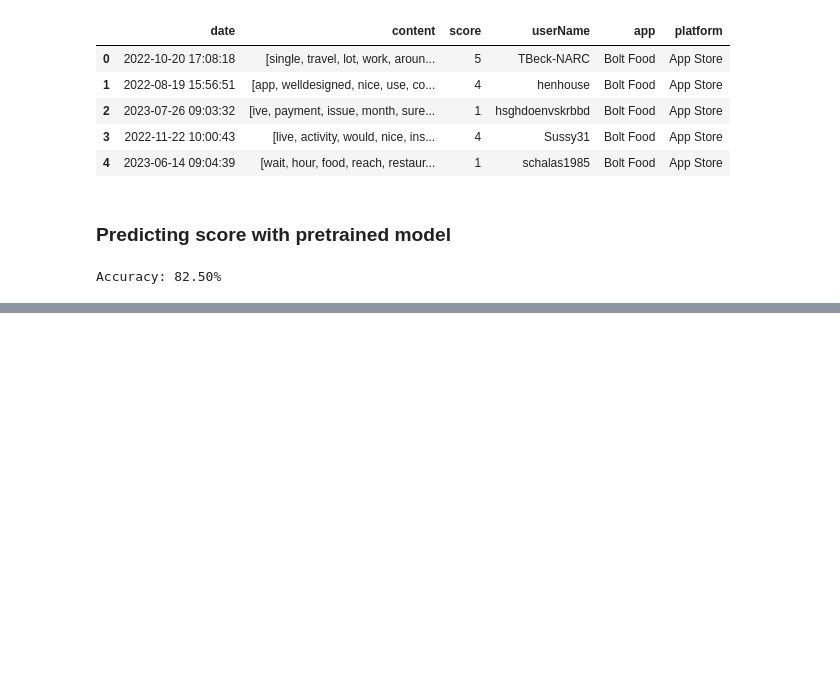
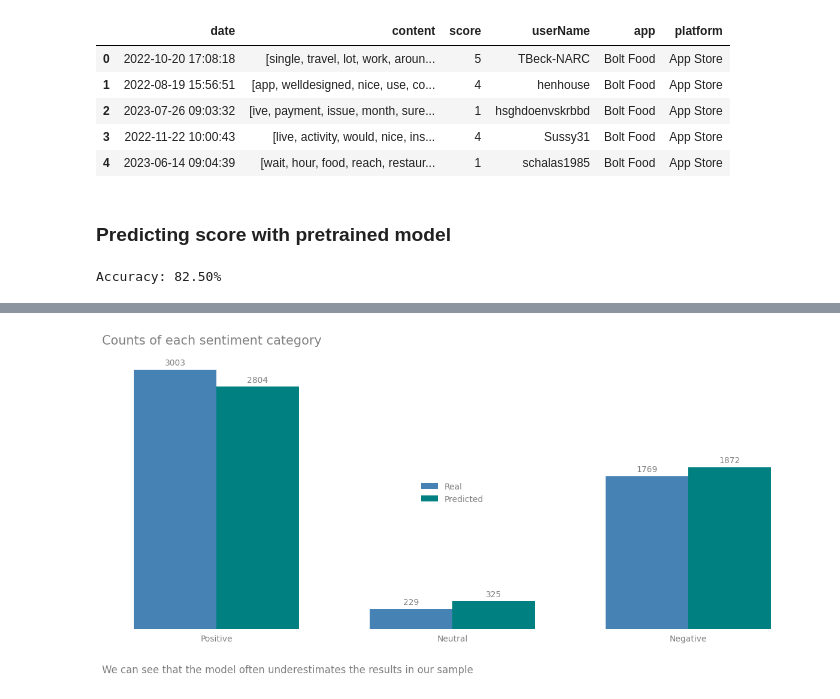
Before and after one commit to OgrodowskiJedrzej/Food-Apps-Review-Revisit, a Jupyter notebook: main.ipynb, the cells around one changed output, grey strips where cells are left out. Saved outputs shown, nothing was run; the diff lists cells and outputs as text; code cells hidden in the pictures; blank space fills up the shorter version.

Commit message:
Added visualization of predictions

```diff
--- a/main.ipynb
+++ b/main.ipynb
@@ -338,0 +348,51 @@ Accuracy: 82.50%
+# %%
+trueCounts = subset['sentiment'].value_counts().reindex(
+    [1, 0, -1], fill_value=-2)
+predictedCounts = subset['predictedSentiment'].value_counts().reindex(
+    [1, 0, -1], fill_value=0)
+
+bar_width = 0.35
+index = np.arange(len(trueCounts))
+
+fig, ax = plt.subplots(figsize=(12,6))
+plt.bar(index, trueCounts, bar_width, label='Real', color=colors[0])
+plt.bar(index + bar_width, predictedCounts,
+        bar_width, label='Predicted', color=colors[1])
+
+
+plt.xticks(index + bar_width / 2, ('Positive', 'Neutral', 'Negative'))
+plt.yticks([])
+plt.legend()
+
+plt.title('Counts of each sentiment category',
+             loc='left', fontsize=15, color='grey', pad=15)
+
+plt.xticks(color='grey')
+plt.tick_params(bottom=False)
+ax.spines['bottom'].set_color('None')
+
+
+def add_labels(bars):
+    for bar in bars:
+        height = bar.get_height()
+        ax.annotate(f'{height}',
+                    xy=(bar.get_x() + bar.get_width() / 2, height),
+                    xytext=(0, 3),
+                    textcoords="offset points",
+                    ha='center', va='bottom',
+                    color='gray')
+
+
+bars = ax.patches
+add_labels(bars)
+plt.legend(frameon=False,loc='center',borderpad=0.0,
+           borderaxespad=0, labelcolor='grey')
+# Description
+description = """We can see that the model often underestimates the results in our sample"""
+plt.text(0, -0.15, description, ha='left', va='center',
+         fontsize=12, color='grey', transform=ax.transAxes)
+
+plt.tight_layout()
+plt.show()
+# %% [output]
+[figure, added]
```
Also changed, not shown: parts of 5 cells of this notebook.
